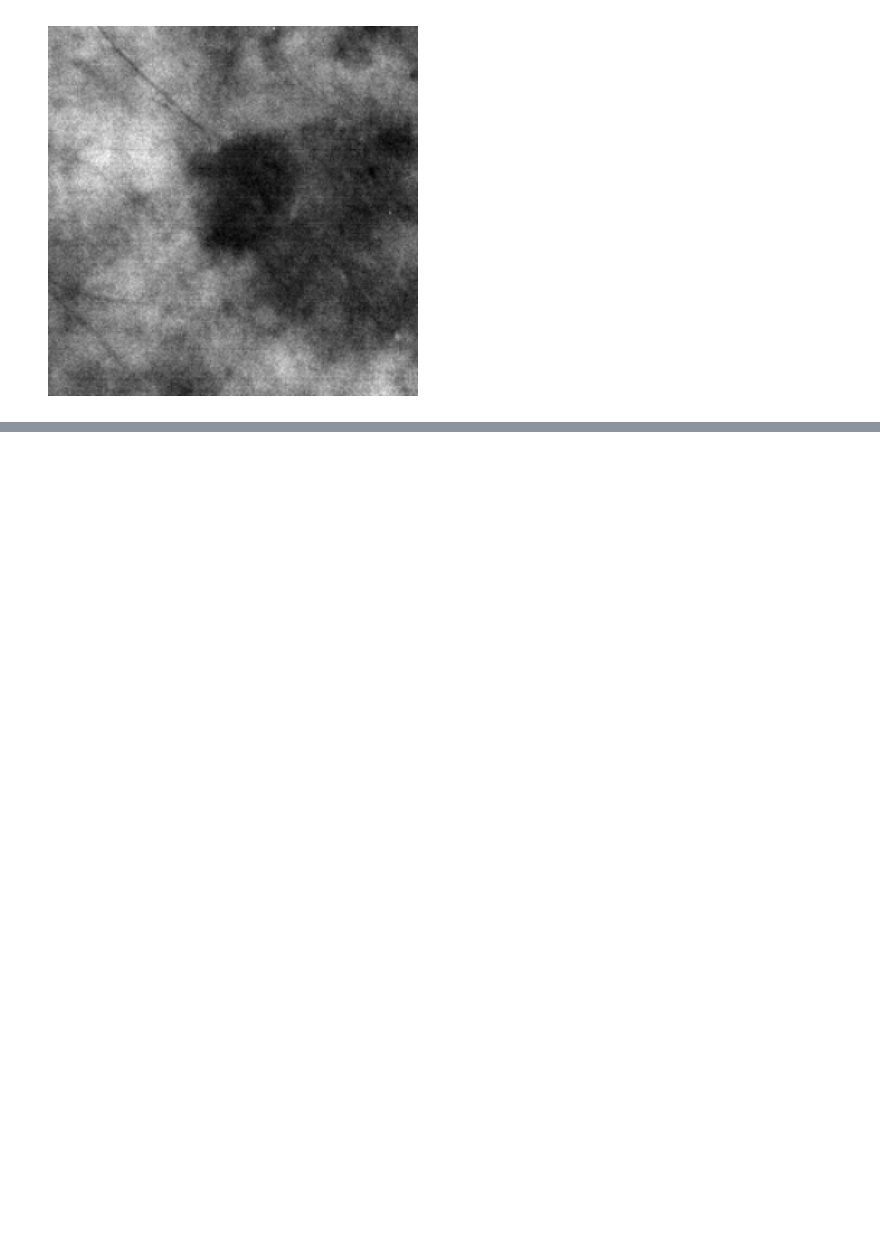
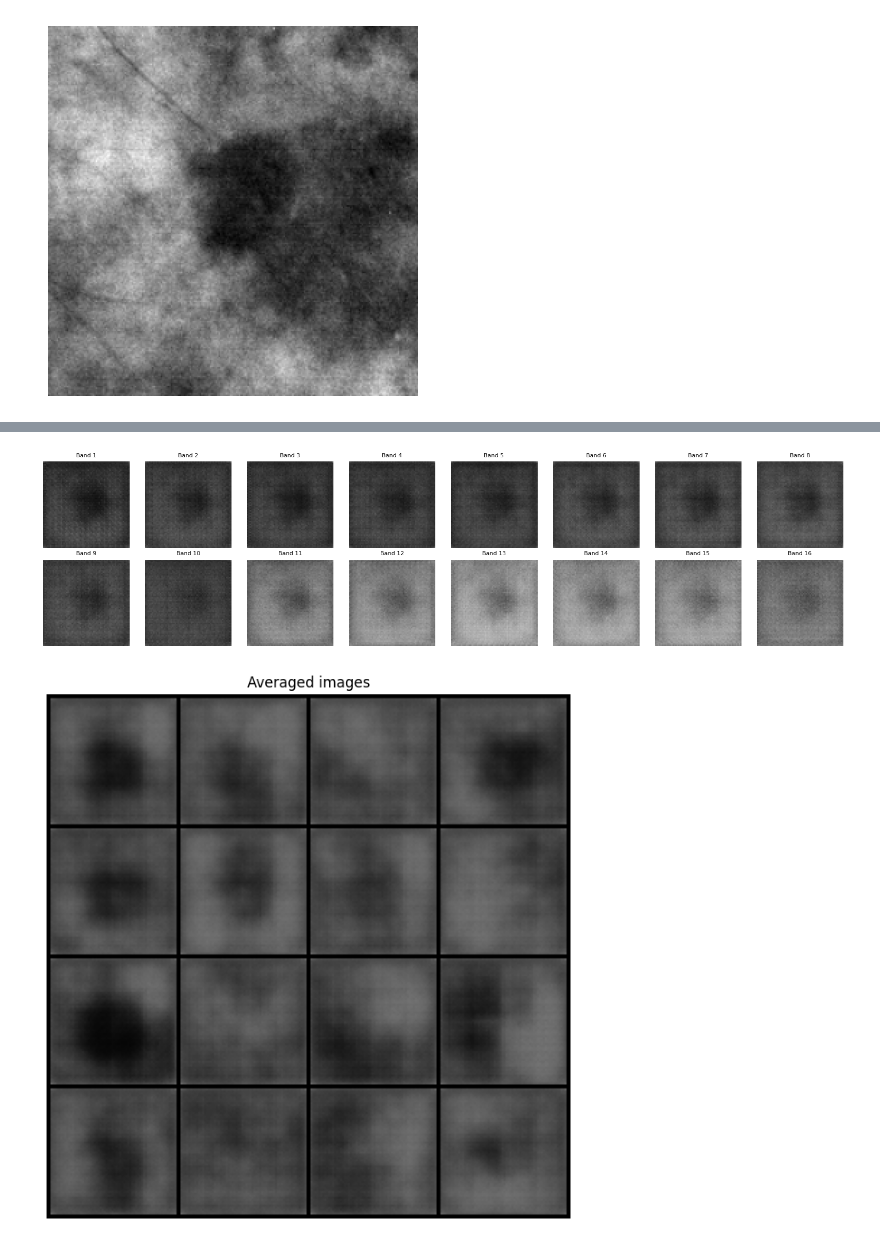
Before and after one commit to krisandre7/dgm-2025.2, a Jupyter notebook: projects/hyperskin/src/testing_dataset.ipynb, the cells around one changed output, grey strips where cells are left out. Drawn from its saved outputs; the diff is of its cells as text; code cells hidden in the pictures; blank space fills up the shorter version.

```diff
--- a/projects/hyperskin/src/testing_dataset.ipynb
+++ b/projects/hyperskin/src/testing_dataset.ipynb
@@ -412,2 +462,64 @@ plt.show()
 # %%
+import torch
+import matplotlib.pyplot as plt
+from torchvision.utils import make_grid
+from src.modules.generative.gan.wgan_teste import WGANModule
+
+# ============================================================
+# 1️⃣ Load model checkpoint
+# ============================================================
+# ckpt_path = "/mnt/datahdd/kris_volume/dgm-2025.2/projects/hyperskin/logs/hypersynth/u588bskp/checkpoints/last.ckpt"
+ckpt_path = "/mnt/datahdd/kris_volume/dgm-2025.2/projects/hyperskin/logs/hypersynth/db6vkgfn/checkpoints/epoch=122-val/g_loss=-1116.0297.ckpt"
+model = WGANModule.load_from_checkpoint(ckpt_path, map_location="cpu", strict=False)
+G = model.G.eval()
+
+device = torch.device("cuda" if torch.cuda.is_available() else "cpu")
+G = G.to(device)
+
+# ============================================================
+# 2️⃣ Sample latent vector and generate fake image
+# ============================================================
+latent_dim = model.hparams.latent_dim
+z = torch.randn(1, latent_dim, 1, 1, device=device)
+
+with torch.no_grad():
+    fake = G(z).cpu().squeeze(0)  # [C, H, W]
+
+print(f"Generated image shape: {tuple(fake.shape)}")
+
+# ============================================================
+# 3️⃣ Plot each spectral channel (your original code)
+# ============================================================
+num_channels = fake.shape[0]
+cols = 8
+rows = (num_channels + cols - 1) // cols
+
+plt.figure(figsize=(2 * cols, 2 * rows))
+for i in range(num_channels):
+    plt.subplot(rows, cols, i + 1)
+    plt.imshow(fake[i], cmap="gray", vmin=-1, vmax=1)
+    plt.title(f"Band {i+1}", fontsize=8)
+    plt.axis("off")
+
+plt.tight_layout()
+plt.show()
+
+
+
+z = torch.randn(16, latent_dim, 1, 1, device=device)
+with torch.no_grad():
+    fake_batch = G(z).cpu()  # [16, C, H, W]
+
+
+fake_display = fake_batch.mean(dim=1, keepdim=True).repeat(1, 3, 1, 1)  # [16, 3, H, W]
+
+# Create grid like WandB does
+from torchvision.utils import make_grid
+grid = make_grid(fake_display, nrow=4, normalize=True, value_range=(-1, 1))
+
+plt.figure(figsize=(8, 8))
+plt.imshow(grid.permute(1, 2, 0))
+plt.title("Averaged images")
+plt.axis("off")
+plt.show()
 # %% [output]
@@ -430,0 +527,2 @@ tensor([[[0.3970, 0.3781, 0.3270,  ..., 0.2405, 0.2229, 0.3261],
+[figure, added]
+[figure, added]
```
Also changed, not shown: parts of 14 cells of this notebook, 2 other files.
